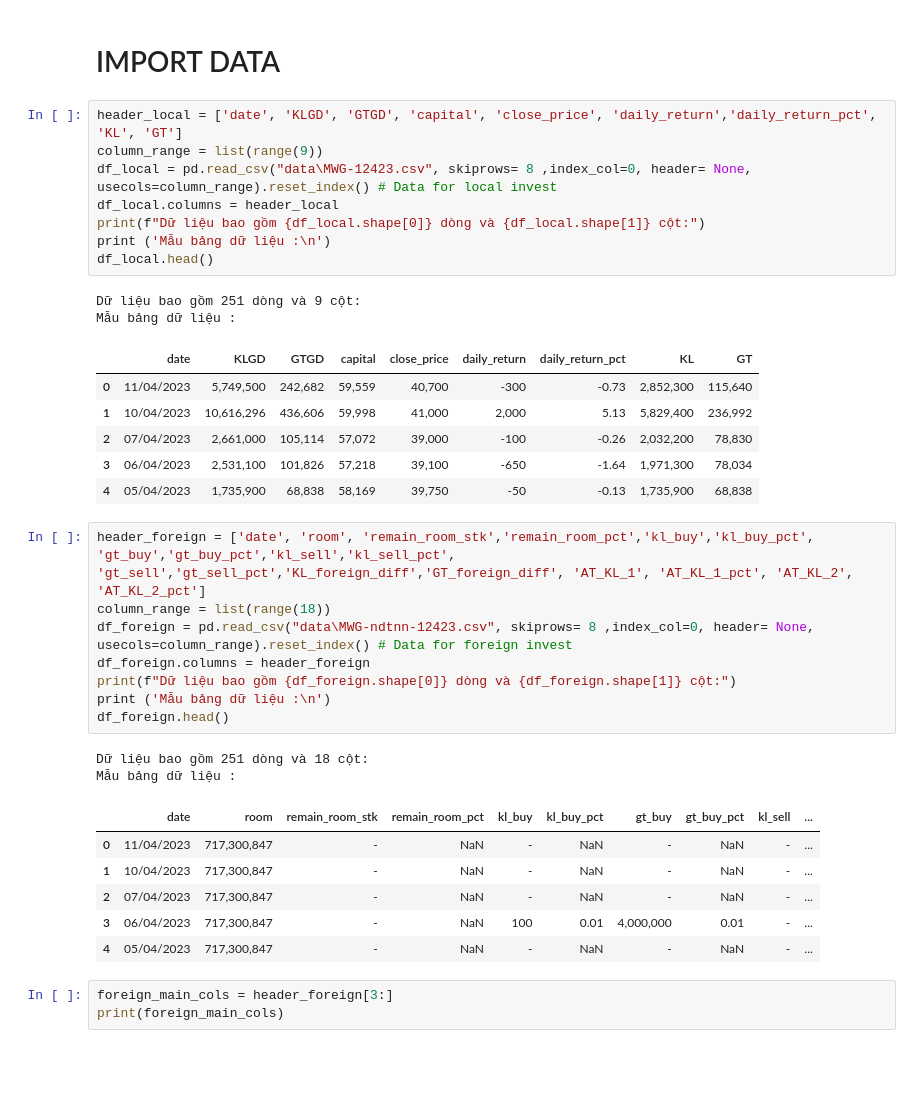
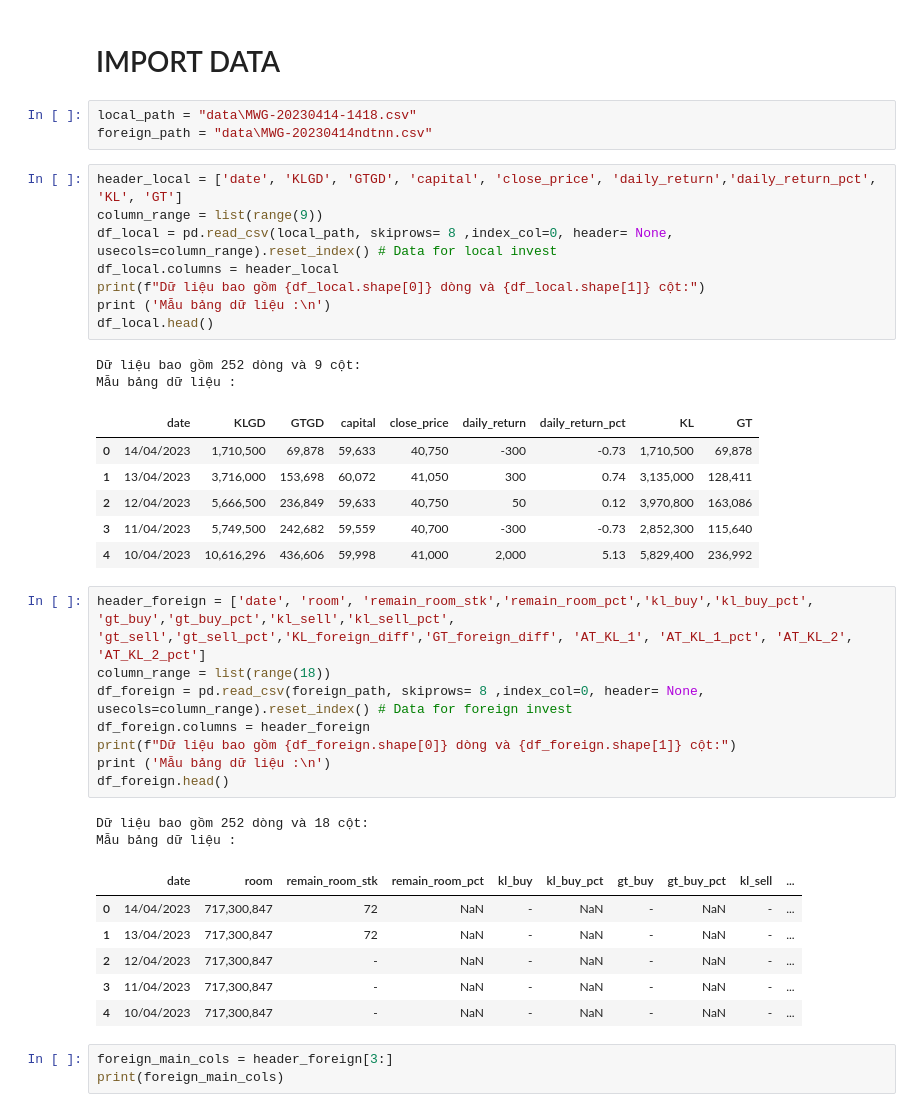
Before and after one commit to mrzaizai2k/VN_stock_predict, a Jupyter notebook: EDA_MWG.ipynb, the cells around one changed output. Saved outputs shown, nothing was run; the diff lists cells and outputs as text; blank space fills up the shorter version.

```diff
--- a/EDA_MWG.ipynb
+++ b/EDA_MWG.ipynb
@@ -23,40 +23,43 @@ from sklearn.pipeline import Pipeline, make_pipeline
 from sklearn.impute import SimpleImputer
 # %% [markdown]
 # IMPORT DATA
+# %%
+local_path = "data\MWG-20230414-1418.csv"
+foreign_path = "data\MWG-20230414ndtnn.csv"
 # %%
 header_local = ['date', 'KLGD', 'GTGD', 'capital', 'close_price', 'daily_return','daily_return_pct', 'KL', 'GT']
 column_range = list(range(9))
-df_local = pd.read_csv("data\MWG-12423.csv", skiprows= 8 ,index_col=0, header= None, usecols=column_range).reset_index() # Data for local invest
+df_local = pd.read_csv(local_path, skiprows= 8 ,index_col=0, header= None, usecols=column_range).reset_index() # Data for local invest
 df_local.columns = header_local
 print(f"Dữ liệu bao gồm {df_local.shape[0]} dòng và {df_local.shape[1]} cột:")
 print ('Mẫu bảng dữ liệu :\n')
 df_local.head()
 # %% [output]
-Dữ liệu bao gồm 251 dòng và 9 cột:
+Dữ liệu bao gồm 252 dòng và 9 cột:
 Mẫu bảng dữ liệu :
 |  | date | KLGD | GTGD | capital | close_price | daily_return | daily_return_pct | KL | GT |
-| 0 | 11/04/2023 | 5,749,500 | 242,682 | 59,559 | 40,700 | -300 | -0.73 | 2,852,300 | 115,640 |
-| 1 | 10/04/2023 | 10,616,296 | 436,606 | 59,998 | 41,000 | 2,000 | 5.13 | 5,829,400 | 236,992 |
-| 2 | 07/04/2023 | 2,661,000 | 105,114 | 57,072 | 39,000 | -100 | -0.26 | 2,032,200 | 78,830 |
-| 3 | 06/04/2023 | 2,531,100 | 101,826 | 57,218 | 39,100 | -650 | -1.64 | 1,971,300 | 78,034 |
-| 4 | 05/04/2023 | 1,735,900 | 68,838 | 58,169 | 39,750 | -50 | -0.13 | 1,735,900 | 68,838 |
+| 0 | 14/04/2023 | 1,710,500 | 69,878 | 59,633 | 40,750 | -300 | -0.73 | 1,710,500 | 69,878 |
+| 1 | 13/04/2023 | 3,716,000 | 153,698 | 60,072 | 41,050 | 300 | 0.74 | 3,135,000 | 128,411 |
+| 2 | 12/04/2023 | 5,666,500 | 236,849 | 59,633 | 40,750 | 50 | 0.12 | 3,970,800 | 163,086 |
+| 3 | 11/04/2023 | 5,749,500 | 242,682 | 59,559 | 40,700 | -300 | -0.73 | 2,852,300 | 115,640 |
+| 4 | 10/04/2023 | 10,616,296 | 436,606 | 59,998 | 41,000 | 2,000 | 5.13 | 5,829,400 | 236,992 |
 # %%
 header_foreign = ['date', 'room', 'remain_room_stk','remain_room_pct','kl_buy','kl_buy_pct', 'gt_buy','gt_buy_pct','kl_sell','kl_sell_pct', 'gt_sell','gt_sell_pct','KL_foreign_diff','GT_foreign_diff', 'AT_KL_1', 'AT_KL_1_pct', 'AT_KL_2', 'AT_KL_2_pct']
 column_range = list(range(18))
-df_foreign = pd.read_csv("data\MWG-ndtnn-12423.csv", skiprows= 8 ,index_col=0, header= None, usecols=column_range).reset_index() # Data for foreign invest
+df_foreign = pd.read_csv(foreign_path, skiprows= 8 ,index_col=0, header= None, usecols=column_range).reset_index() # Data for foreign invest
 df_foreign.columns = header_foreign
 print(f"Dữ liệu bao gồm {df_foreign.shape[0]} dòng và {df_foreign.shape[1]} cột:")
 print ('Mẫu bảng dữ liệu :\n')
 df_foreign.head()
 # %% [output]
-Dữ liệu bao gồm 251 dòng và 18 cột:
+Dữ liệu bao gồm 252 dòng và 18 cột:
 Mẫu bảng dữ liệu :
 |  | date | room | remain_room_stk | remain_room_pct | kl_buy | kl_buy_pct | gt_buy | gt_buy_pct | kl_sell | ... |
-| 0 | 11/04/2023 | 717,300,847 | - | NaN | - | NaN | - | NaN | - | ... |
-| 1 | 10/04/2023 | 717,300,847 | - | NaN | - | NaN | - | NaN | - | ... |
-| 2 | 07/04/2023 | 717,300,847 | - | NaN | - | NaN | - | NaN | - | ... |
-| 3 | 06/04/2023 | 717,300,847 | - | NaN | 100 | 0.01 | 4,000,000 | 0.01 | - | ... |
-| 4 | 05/04/2023 | 717,300,847 | - | NaN | - | NaN | - | NaN | - | ... |
+| 0 | 14/04/2023 | 717,300,847 | 72 | NaN | - | NaN | - | NaN | - | ... |
+| 1 | 13/04/2023 | 717,300,847 | 72 | NaN | - | NaN | - | NaN | - | ... |
+| 2 | 12/04/2023 | 717,300,847 | - | NaN | - | NaN | - | NaN | - | ... |
+| 3 | 11/04/2023 | 717,300,847 | - | NaN | - | NaN | - | NaN | - | ... |
+| 4 | 10/04/2023 | 717,300,847 | - | NaN | - | NaN | - | NaN | - | ... |
 # %%
 foreign_main_cols = header_foreign[3:]
 print(foreign_main_cols)
```
Also changed, not shown: parts of 16 cells of this notebook, 10 other files.
